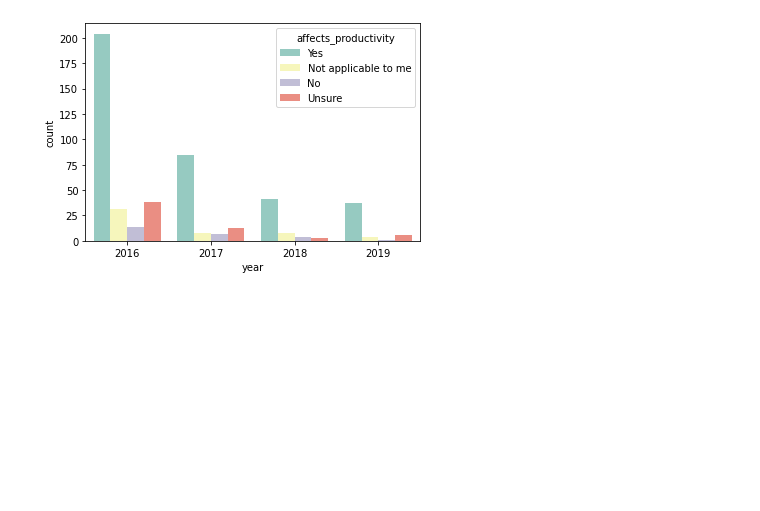
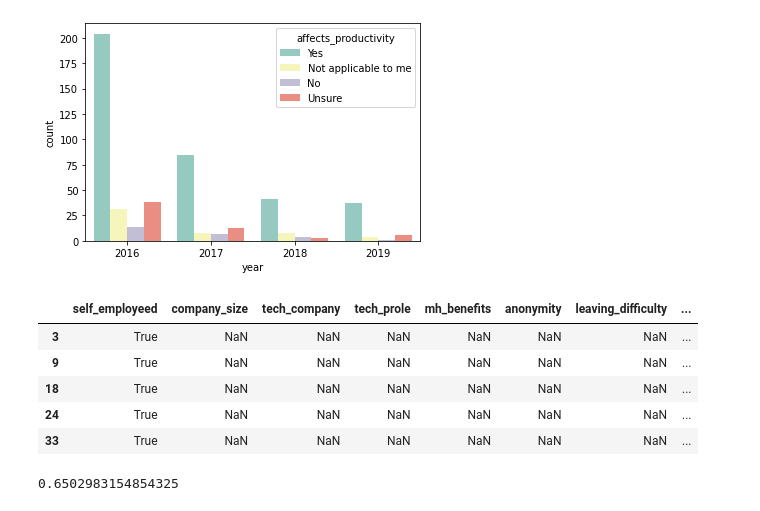
Before and after one commit to alexisbianco0919/compsci216-project, a Jupyter notebook: affects_productivity.ipynb, the cells around one changed output. Cells and saved outputs as stored; diff of their text form; code cells hidden in the pictures; blank space fills up the shorter version.

Commit message:
Hypothesis testing

```diff
--- a/affects_productivity.ipynb
+++ b/affects_productivity.ipynb
@@ -76,3 +73,51 @@ fig.add_legend()
+# %%
+filt_se = cd[cd['self_employeed'] == True]
+filt_se.head()
+# %% [output]
+|  | self_employeed | company_size | tech_company | tech_prole | mh_benefits | anonymity | leaving_difficulty | ... |
+| 3 | True | NaN | NaN | NaN | NaN | NaN | NaN | ... |
+| 9 | True | NaN | NaN | NaN | NaN | NaN | NaN | ... |
+| 18 | True | NaN | NaN | NaN | NaN | NaN | NaN | ... |
+| 24 | True | NaN | NaN | NaN | NaN | NaN | NaN | ... |
+| 33 | True | NaN | NaN | NaN | NaN | NaN | NaN | ... |
+# %%
+#hypothesis test if self-employed people were more likely to say their mental
+#health affected productivity
+n_2016 = len(filt_se[filt_se['year'] == 2016])
+n_2017 = len(filt_se[filt_se['year'] == 2017])
+n_2018 = len(filt_se[filt_se['year'] == 2018])
+n_2019 = len(filt_se[filt_se['year'] == 2019])
+
+mu_2016 = len(filt_se[(filt_se['year'] == 2016) & (filt_se['affects_productivity'] == 'Yes')])/n_2016
+mu_2017 = len(filt_se[(filt_se['year'] == 2017) & (filt_se['affects_productivity'] == 'Yes')])/n_2017
+mu_2018 = len(filt_se[(filt_se['year'] == 2018) & (filt_se['affects_productivity'] == 'Yes')])/n_2018
+mu_2019 = len(filt_se[(filt_se['year'] == 2019) & (filt_se['affects_productivity'] == 'Yes')])/n_2019
+
+sigma_2016 = np.sqrt(mu_2016*(1-mu_2016))
+sigma_2017 = np.sqrt(mu_2017*(1-mu_2017))
+sigma_2018 = np.sqrt(mu_2018*(1-mu_2018))
+sigma_2019 = np.sqrt(mu_2019*(1-mu_2019))
+#also test if percentage changed year over year
+
+p_1 = stats.ttest_ind_from_stats(mean1 = mu_2016, std1 = sigma_2016, nobs1 = n_2016,
+                                  mean2 = mu_2017, std2 = sigma_2017, nobs2 = n_2017)[1]
+
+p_2 = stats.ttest_ind_from_stats(mean1 = mu_2016, std1 = sigma_2016, nobs1 = n_2016,
+                                  mean2 = mu_2018, std2 = sigma_2018, nobs2 = n_2018)[1]
+
+p_3 = stats.ttest_ind_from_stats(mean1 = mu_2016, std1 = sigma_2016, nobs1 = n_2016,
+                                  mean2 = mu_2019, std2 = sigma_2019, nobs2 = n_2019)[1]
+
+p_4 = stats.ttest_ind_from_stats(mean1 = mu_2017, std1 = sigma_2017, nobs1 = n_2017,
+                                  mean2 = mu_2018, std2 = sigma_2018, nobs2 = n_2018)[1]
+
+p_5 = stats.ttest_ind_from_stats(mean1 = mu_2017, std1 = sigma_2017, nobs1 = n_2017,
+                                  mean2 = mu_2019, std2 = sigma_2019, nobs2 = n_2019)[1]
+
+p_6 = stats.ttest_ind_from_stats(mean1 = mu_2018, std1 = sigma_2018, nobs1 = n_2018,
+                                  mean2 = mu_2019, std2 = sigma_2019, nobs2 = n_2019)[1]
+# %% [output]
+0.6502983154854325
 # %%
 #hypothesis test if, of those who said mh affected productivity, was there a
 #difference in % who said they would mention a physical ailment vs who said
```
Also changed, not shown: parts of 2 cells of this notebook.
